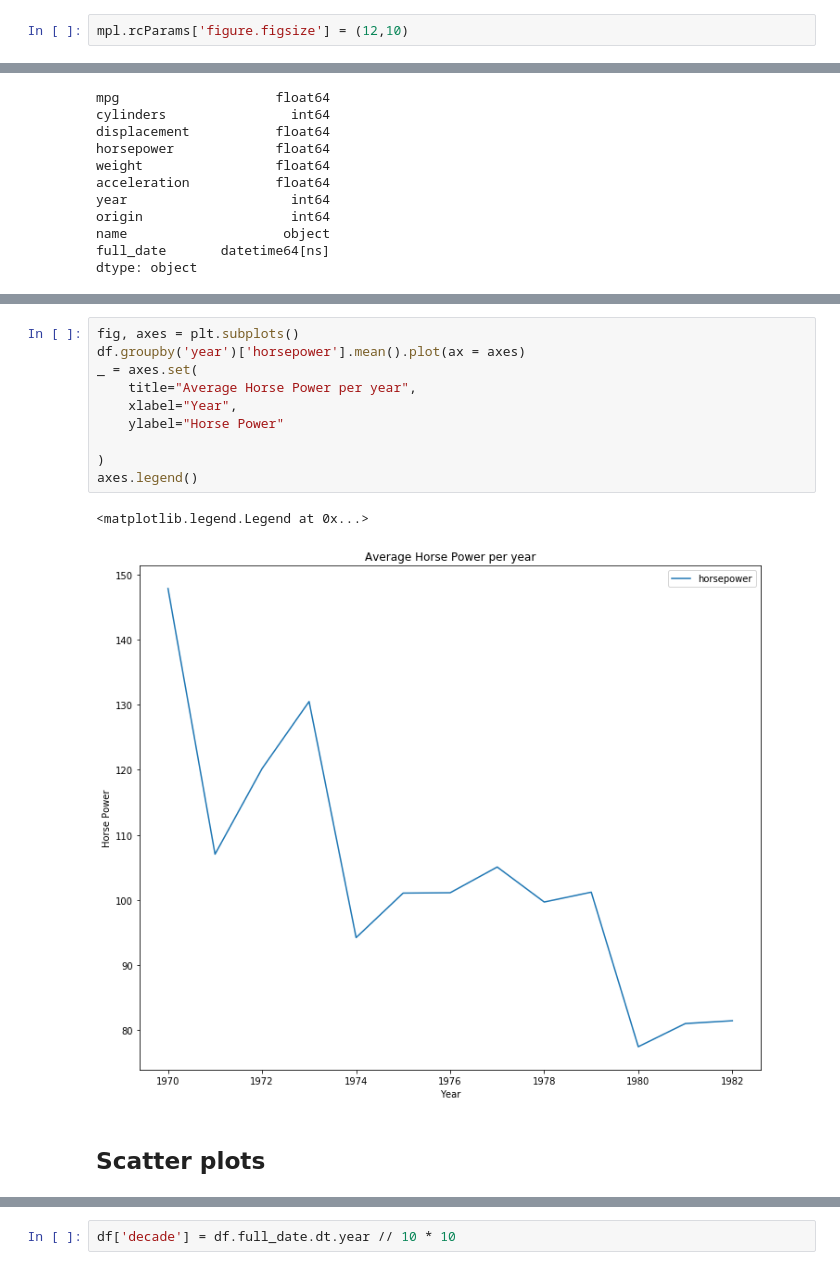
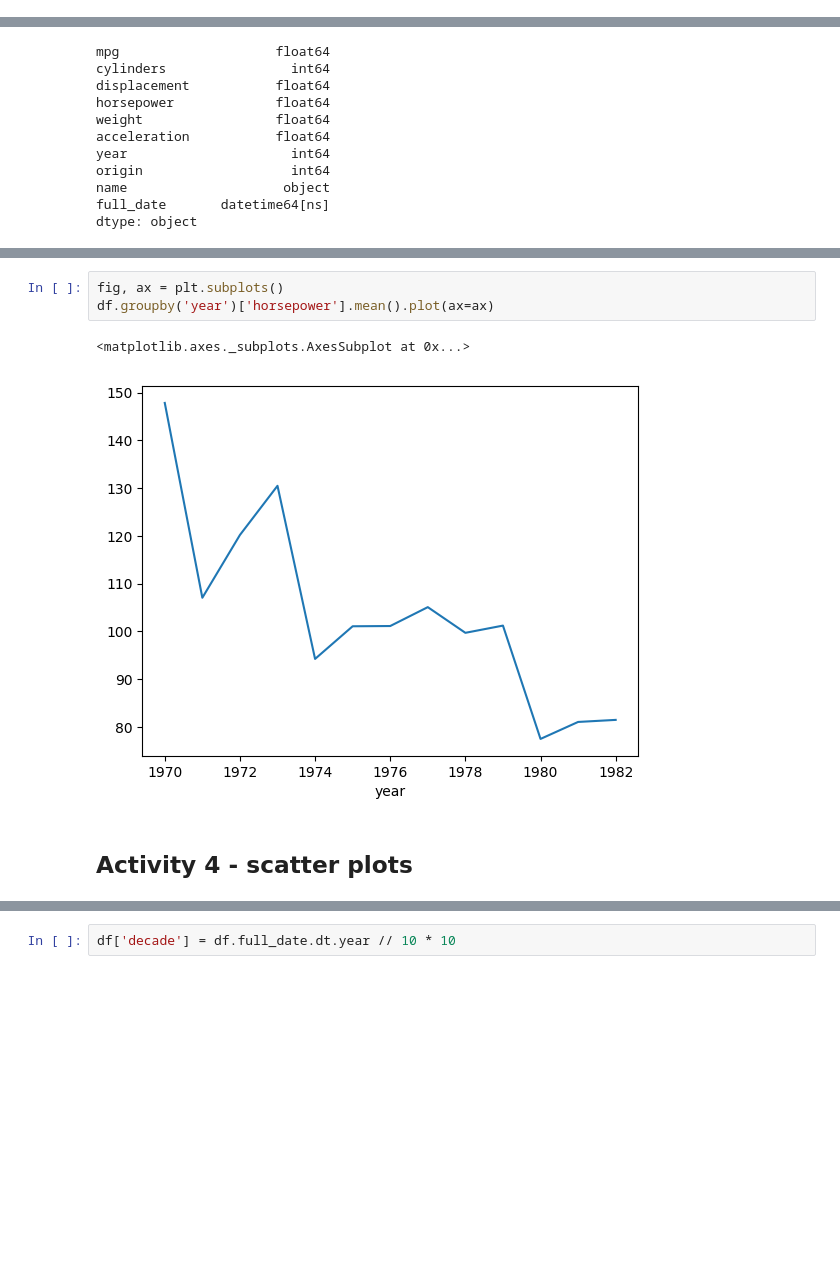
Before and after one commit to TrainingByPackt/Big-Data-Analysis-with-Python, a Jupyter notebook: Lesson02/Chapter_2_Statistical_Visualizations_using_Matplotlib.ipynb, the cells around one changed output, grey strips where cells are left out. Cells and saved outputs as stored; diff of their text form; blank space fills up the shorter version.

```diff
--- a/Lesson02/Chapter_2_Statistical_Visualizations_using_Matplotlib.ipynb
+++ b/Lesson02/Chapter_2_Statistical_Visualizations_using_Matplotlib.ipynb
@@ -12,2 +11,0 @@ https://matplotlib.org/tutorials/introductory/customizing.html
-# %%
-mpl.rcParams['figure.figsize'] = (12,10)
@@ -67,18 +90,11 @@ df.groupby('year')['horsepower'].mean().plot(ls='-.', color='r', lw=3)
 # %%
-fig, axes = plt.subplots()
-df.groupby('year')['horsepower'].mean().plot(ax = axes)
-_ = axes.set(
-    title="Average Horse Power per year",
-    xlabel="Year",
-    ylabel="Horse Power"
-
-)
-axes.legend()
+fig, ax = plt.subplots()
+df.groupby('year')['horsepower'].mean().plot(ax=ax)
 # %% [output]
-<matplotlib.legend.Legend at 0x...>
+<matplotlib.axes._subplots.AxesSubplot at 0x...>
-[figure, old version]
+[figure, new version]
 # %% [markdown]
-## Scatter plots
+## Activity 4 - scatter plots
 # %%
 fig, ax = plt.subplots()
 ax.scatter(x = df['horsepower'], y=df['weight'])
```
Also changed, not shown: parts of 34 cells of this notebook, 1 other file.
